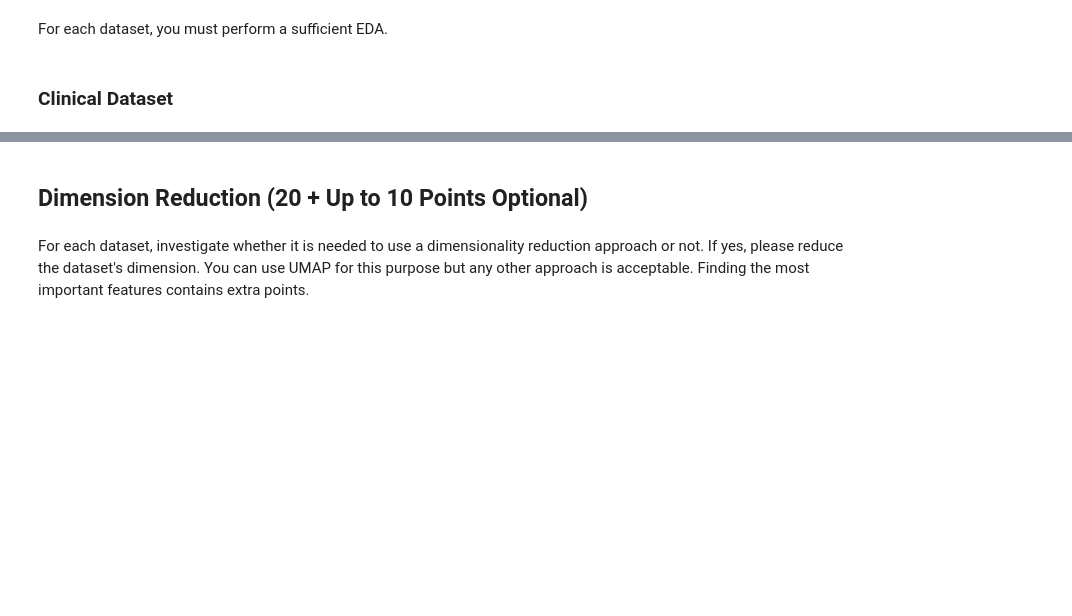
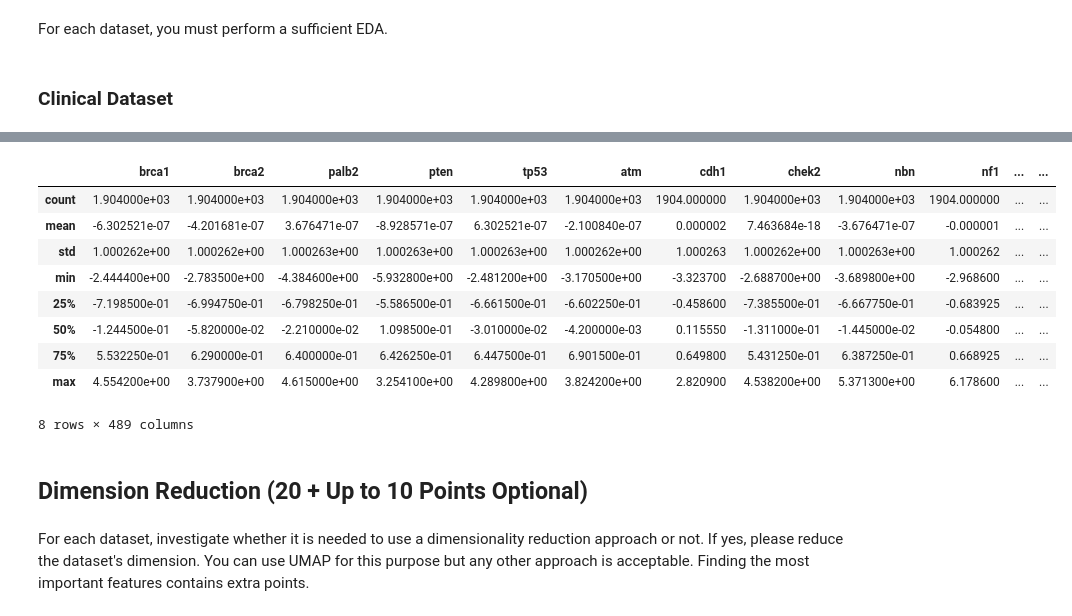
Before and after one commit to ckoorosh/ML-Project-Fall22, a Jupyter notebook: ML_Project.ipynb, the cells around one changed output, grey strips where cells are left out. Cells and saved outputs as stored; diff of their text form; code cells hidden in the pictures; blank space fills up the shorter version.

```diff
--- a/ML_Project.ipynb
+++ b/ML_Project.ipynb
@@ -105,0 +113,3 @@ clinical_dataset.describe()
+# %%
+gene_expression_dataset = gene_expression_dataset.dropna()
+gene_expression_dataset.head()
@@ -106,3 +124,16 @@ clinical_dataset.describe()
+# %%
+gene_expression_dataset.describe()
+# %% [output]
+|  | brca1 | brca2 | palb2 | pten | tp53 | atm | cdh1 | chek2 | nbn | nf1 | ... | ... |
+| count | 1.904000e+03 | 1.904000e+03 | 1.904000e+03 | 1.904000e+03 | 1.904000e+03 | 1.904000e+03 | 1904.000000 | 1.904000e+03 | 1.904000e+03 | 1904.000000 | ... | ... |
+| mean | -6.302521e-07 | -4.201681e-07 | 3.676471e-07 | -8.928571e-07 | 6.302521e-07 | -2.100840e-07 | 0.000002 | 7.463684e-18 | -3.676471e-07 | -0.000001 | ... | ... |
+| std | 1.000262e+00 | 1.000262e+00 | 1.000263e+00 | 1.000263e+00 | 1.000263e+00 | 1.000262e+00 | 1.000263 | 1.000262e+00 | 1.000263e+00 | 1.000262 | ... | ... |
+| min | -2.444400e+00 | -2.783500e+00 | -4.384600e+00 | -5.932800e+00 | -2.481200e+00 | -3.170500e+00 | -3.323700 | -2.688700e+00 | -3.689800e+00 | -2.968600 | ... | ... |
+| 25% | -7.198500e-01 | -6.994750e-01 | -6.798250e-01 | -5.586500e-01 | -6.661500e-01 | -6.602250e-01 | -0.458600 | -7.385500e-01 | -6.667750e-01 | -0.683925 | ... | ... |
+| 50% | -1.244500e-01 | -5.820000e-02 | -2.210000e-02 | 1.098500e-01 | -3.010000e-02 | -4.200000e-03 | 0.115550 | -1.311000e-01 | -1.445000e-02 | -0.054800 | ... | ... |
+| 75% | 5.532250e-01 | 6.290000e-01 | 6.400000e-01 | 6.426250e-01 | 6.447500e-01 | 6.901500e-01 | 0.649800 | 5.431250e-01 | 6.387250e-01 | 0.668925 | ... | ... |
+| max | 4.554200e+00 | 3.737900e+00 | 4.615000e+00 | 3.254100e+00 | 4.289800e+00 | 3.824200e+00 | 2.820900 | 4.538200e+00 | 5.371300e+00 | 6.178600 | ... | ... |
+8 rows × 489 columns
 # %% [markdown]
 ## Dimension Reduction (20 + Up to 10 Points Optional)
 # %% [markdown]
```
Also changed, not shown: parts of 10 cells of this notebook.
